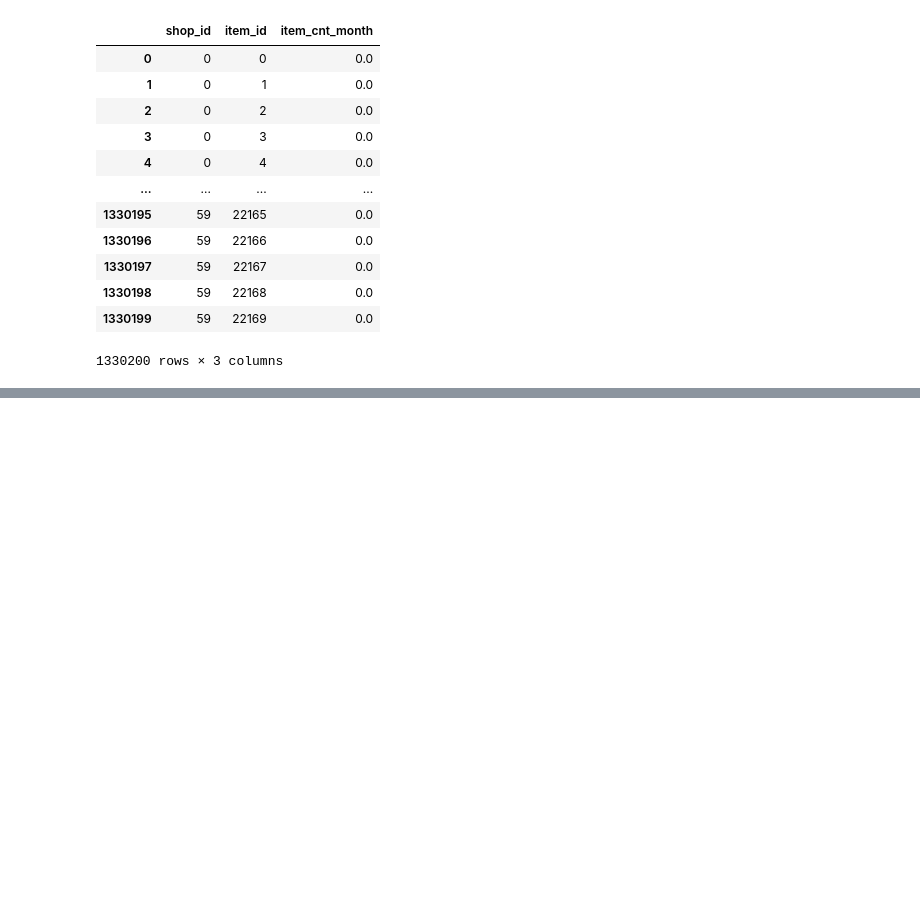
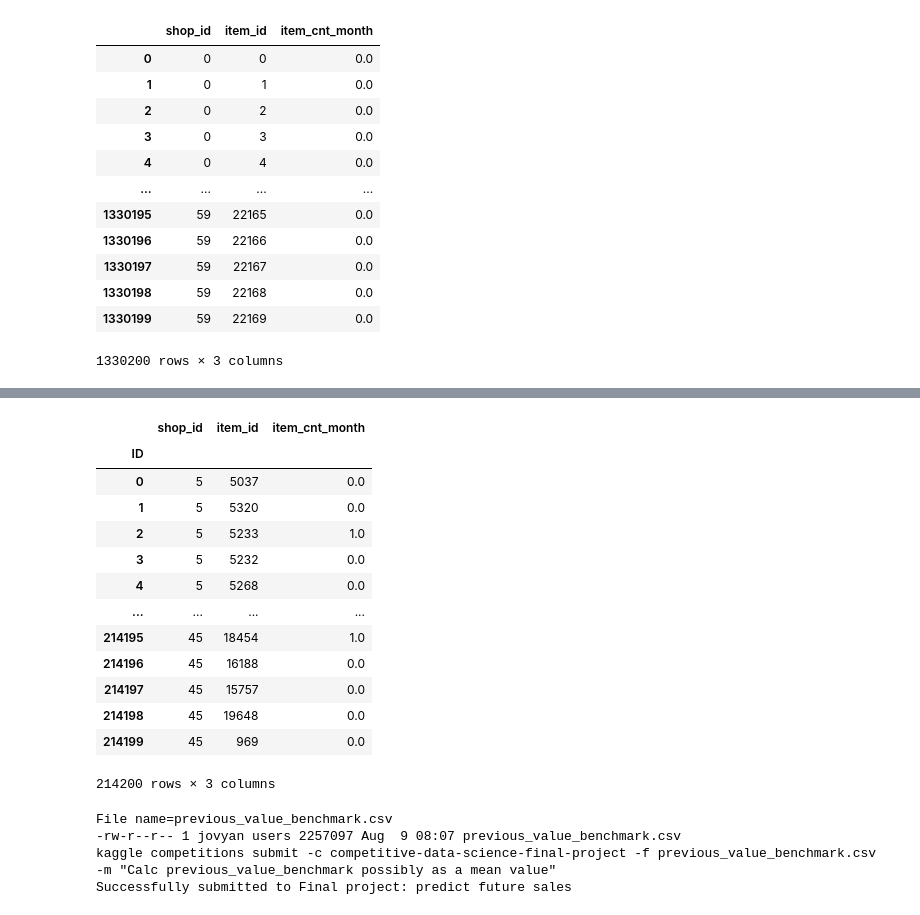
Before and after one commit to ddmitry80/coursera_how_to_win_kaggle, a Jupyter notebook: Final_project/Coursera_Kaggle_Project.ipynb, the cells around one changed output, grey strips where cells are left out. Saved outputs shown, nothing was run; the diff lists cells and outputs as text; code cells hidden in the pictures; blank space fills up the shorter version.

Commit message:
Week 2 advice done. Kaggle score 1.16489 on Public

```diff
--- a/Final_project/Coursera_Kaggle_Project.ipynb
+++ b/Final_project/Coursera_Kaggle_Project.ipynb
@@ -228,0 +298,31 @@ submission
+# %%
+d_sum_mean.reset_index(inplace=True)
+d_sum_mean.columns=['shop_id', 'item_id', 'item_cnt_month']
+
+submission = test.merge(d_sum_mean, how='left', sort=False)
+submission.index.name='ID'
+submission.fillna(0, inplace=True)
+submission
+# %% [output]
+|  | shop_id | item_id | item_cnt_month |
+| ID |  |  |  |
+| 0 | 5 | 5037 | 0.0 |
+| 1 | 5 | 5320 | 0.0 |
+| 2 | 5 | 5233 | 1.0 |
+| 3 | 5 | 5232 | 0.0 |
+| 4 | 5 | 5268 | 0.0 |
+| ... | ... | ... | ... |
+| 214195 | 45 | 18454 | 1.0 |
+| 214196 | 45 | 16188 | 0.0 |
+| 214197 | 45 | 15757 | 0.0 |
+| 214198 | 45 | 19648 | 0.0 |
+| 214199 | 45 | 969 | 0.0 |
+214200 rows × 3 columns
+# %%
+submission.drop(columns=['shop_id', 'item_id']).to_csv('previous_value_benchmark.csv', index=True)
+# kaggle_submit("previous_value_benchmark.csv", "Calc previous_value_benchmark possibly as a mean value")
+# %% [output]
+File name=previous_value_benchmark.csv
+-rw-r--r-- 1 jovyan users 2257097 Aug  9 08:07 previous_value_benchmark.csv
+kaggle competitions submit -c competitive-data-science-final-project -f previous_value_benchmark.csv -m "Calc previous_value_benchmark possibly as a mean value"
+Successfully submitted to Final project: predict future sales
```
Also changed, not shown: parts of 17 cells of this notebook.
